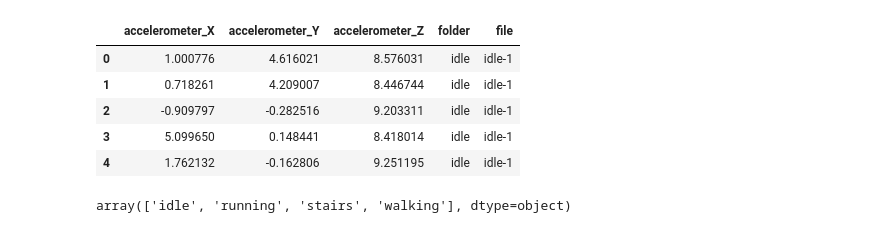
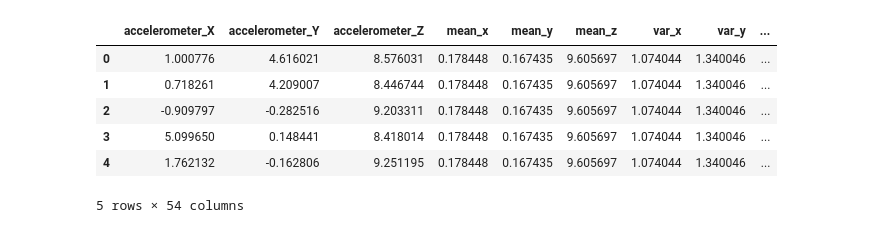
Before and after one commit to Taras55001/DC_HW5, a Jupyter notebook: DC_HW5.ipynb, the cells around one changed output. Cells and saved outputs as stored; diff of their text form; code cells hidden in the pictures.

```diff
--- a/DC_HW5.ipynb
+++ b/DC_HW5.ipynb
@@ -5,5 +11,7 @@ import pandas as pd
 # %%
+%%time
 main_directory = "./data"
+
 subdirectories = [f.path for f in os.scandir(main_directory) if f.is_dir()]
 dfs = []
 
@@ -13,8 +21,63 @@ for directory in subdirectories:
     for file in files:
         file_path = file.path
         df_temp = pd.read_csv(file_path)
+        x = df_temp['accelerometer_X']
+        y = df_temp['accelerometer_Y']
+        z = df_temp['accelerometer_Z']
+        df_temp['mean_x'] = x.mean()
+        df_temp['mean_y'] = y.mean()
+        df_temp['mean_z'] = z.mean()
+        df_temp['var_x'] = x.var()
+        df_temp['var_y'] = y.var()
+        df_temp['var_z'] = z.var()
+        df_temp['std_x'] = x.std(ddof=0)
+        df_temp['std_y'] = y.std(ddof=0)
+        df_temp['std_z'] = z.std(ddof=0)
+        df_temp['median_x'] = x.median()
+        df_temp['median_y'] = y.median()
+        df_temp['median_z'] = z.median()
+        df_temp['max_x'] = x.max()
+        df_temp['max_y'] = y.max()
+        df_temp['max_z'] = z.max()
+        df_temp['min_x'] = x.min()
+        df_temp['min_y'] = y.min()
+        df_temp['min_z'] = z.min()
+        df_temp['rms_x'] = np.sqrt((x ** 2).mean())
+        df_temp['rms_y'] = np.sqrt((y ** 2).mean())
+        df_temp['rms_z'] = np.sqrt((z ** 2).mean())
+        df_temp['power_x'] = (x ** 2).sum()
+        df_temp['power_y'] = (y ** 2).sum()
+        df_temp['power_z'] = (z ** 2).sum()
+        df_temp['skewness_x'] = x.skew()
+        df_temp['skewness_y'] = y.skew()
+        df_temp['skewness_z'] = z.skew()
+        df_temp['kurtosis_x'] = x.kurtosis()
+        df_temp['kurtosis_y'] = y.kurtosis()
+        df_temp['kurtosis_z'] = z.kurtosis()
+        df_temp['iqr_x'] = x.quantile(0.75) - x.quantile(0.25)
+        df_temp['iqr_y'] = y.quantile(0.75) - y.quantile(0.25)
+        df_temp['iqr_z'] = z.quantile(0.75) - z.quantile(0.25)
+        df_temp['mad_x'] = np.mean(np.abs(x - np.mean(x)))
+        df_temp['mad_y'] = np.mean(np.abs(y - np.mean(y)))
+        df_temp['mad_z'] = np.mean(np.abs(z - np.mean(z)))
+        df_temp['range_x'] = x.max() - x.min()
+        df_temp['range_y'] = y.max() - y.min()
+        df_temp['range_z'] = z.max() - z.min()
+        df_temp['min_index_x'] = x.idxmin()
+        df_temp['min_index_y'] = y.idxmin()
+        df_temp['min_index_z'] = z.idxmin()
+        df_temp['max_index_x'] = x.idxmax()
+        df_temp['max_index_y'] = y.idxmax()
+        df_temp['max_index_z'] = z.idxmax()
+        df_temp['energy_x'] = (1 / len(x)) * (x ** 2).sum()
+        df_temp['energy_y'] = (1 / len(y)) * (y ** 2).sum()
+        df_temp['energy_z'] = (1 / len(z)) * (z ** 2).sum()
+
+
         df_temp['folder'] = os.path.basename(directory)
         df_temp['file'] = os.path.splitext(file.name)[0]
+        df_temp['index_file'] = range(len(df_temp))
+
         dfs.append(df_temp)
 
 df = pd.concat(dfs, ignore_index=True)
@@ -24,10 +89,7 @@ df.head()
-|  | accelerometer_X | accelerometer_Y | accelerometer_Z | folder | file |
-| 0 | 1.000776 | 4.616021 | 8.576031 | idle | idle-1 |
-| 1 | 0.718261 | 4.209007 | 8.446744 | idle | idle-1 |
-| 2 | -0.909797 | -0.282516 | 9.203311 | idle | idle-1 |
-| 3 | 5.099650 | 0.148441 | 8.418014 | idle | idle-1 |
-| 4 | 1.762132 | -0.162806 | 9.251195 | idle | idle-1 |
+|  | accelerometer_X | accelerometer_Y | accelerometer_Z | mean_x | mean_y | mean_z | var_x | var_y | ... |
+| 0 | 1.000776 | 4.616021 | 8.576031 | 0.178448 | 0.167435 | 9.605697 | 1.074044 | 1.340046 | ... |
+| 1 | 0.718261 | 4.209007 | 8.446744 | 0.178448 | 0.167435 | 9.605697 | 1.074044 | 1.340046 | ... |
+| 2 | -0.909797 | -0.282516 | 9.203311 | 0.178448 | 0.167435 | 9.605697 | 1.074044 | 1.340046 | ... |
+| 3 | 5.099650 | 0.148441 | 8.418014 | 0.178448 | 0.167435 | 9.605697 | 1.074044 | 1.340046 | ... |
+| 4 | 1.762132 | -0.162806 | 9.251195 | 0.178448 | 0.167435 | 9.605697 | 1.074044 | 1.340046 | ... |
+5 rows × 54 columns
-# %%
-df.folder.unique()
-# %% [output]
-array(['idle', 'running', 'stairs', 'walking'], dtype=object)
```
Also changed, not shown: parts of 13 cells of this notebook.
